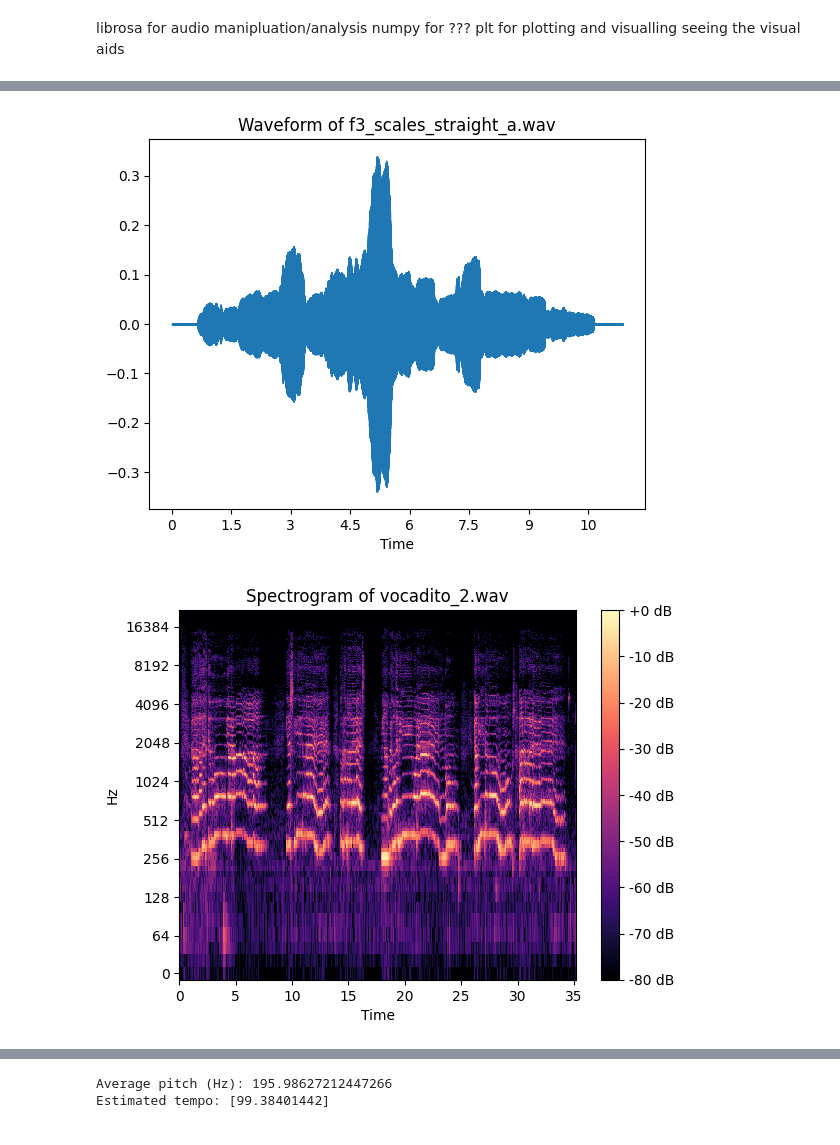
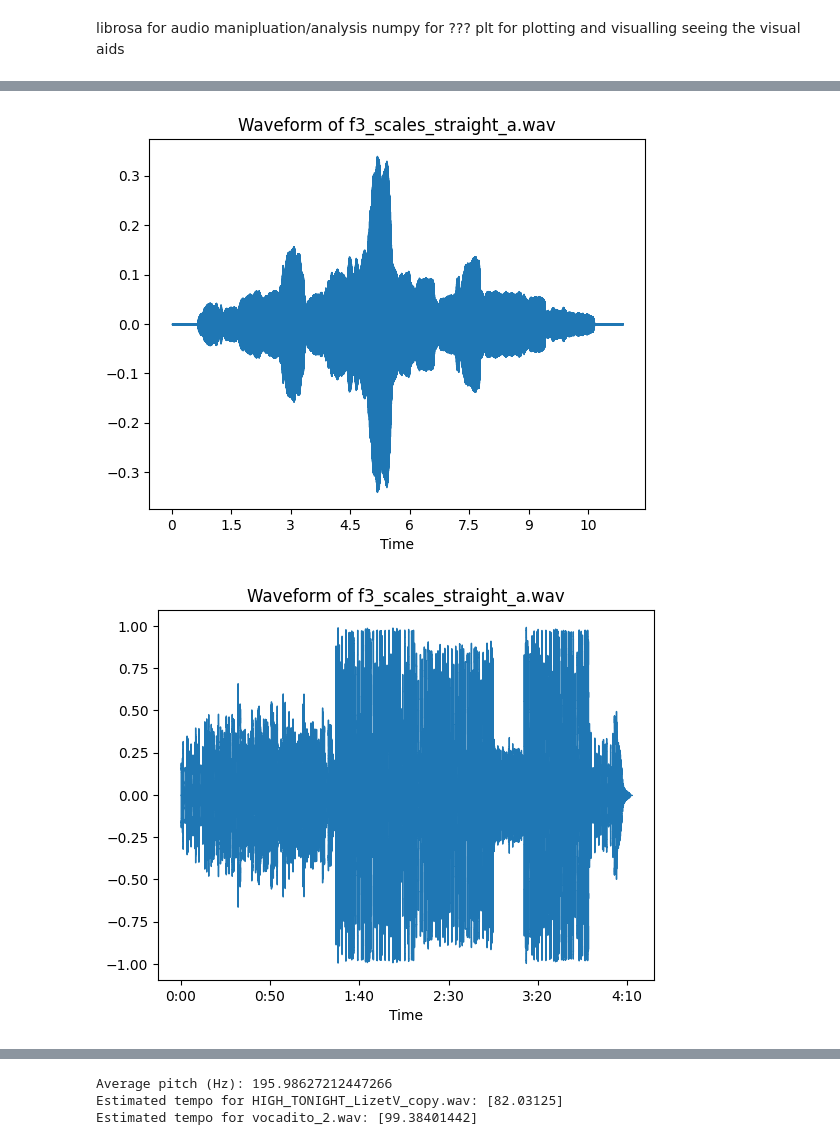
Before and after one commit to john3lizama/Music_Practice_Companion, a Jupyter notebook: api/app/core/practice_librosa.ipynb, the cells around one changed output, grey strips where cells are left out. Cells and saved outputs as stored; diff of their text form; code cells hidden in the pictures.

```diff
--- a/api/app/core/practice_librosa.ipynb
+++ b/api/app/core/practice_librosa.ipynb
@@ -9,4 +10,9 @@ plt for plotting and visualling seeing the visual aids
 # %%
 song_y, song_sr = librosa.load("./temp_folder/vocadito_2.wav", sr=44100)
 scale_y2, scale_sr2 = librosa.load("./temp_folder/f3_scales_straight_a.wav", sr=44100)
-librosa.load()
+scale_y3, scale_sr3 = librosa.load("./temp_folder/HIGH_TONIGHT_LizetV_copy.wav", sr=44100)
+y4, sr4 = librosa.load("./temp_folder/110_BbMaj_let_me_free.wav", sr=44100)
+
+model = DeepRhythmPredictor()
+tempo = model.predict_from_audio(scale_y3, scale_sr3)
+tempofor4 = model.predict_from_audio(y4, sr4)
@@ -24,20 +63,25 @@ Duration (seconds): 11.380204081632654
 # %%
 plt.figure()
 librosa.display.waveshow(song_y, sr=song_sr)
 plt.title("Waveform of vocadito_2.wav")
 plt.show()
 
 plt.figure()
 librosa.display.waveshow(scale_y2, sr=scale_sr2)
 plt.title("Waveform of f3_scales_straight_a.wav")
 plt.show()
 
 plt.figure()
+librosa.display.waveshow(scale_y3, sr=scale_sr3)
+plt.title("Waveform of f3_scales_straight_a.wav")
+plt.show()
+
+plt.figure()
 librosa.display.specshow(librosa.amplitude_to_db(librosa.stft(song_y), ref=np.max), sr=song_sr, x_axis='time', y_axis='log')
 plt.colorbar(format='%+2.0f dB')
 plt.title("Spectrogram of vocadito_2.wav")
 plt.show()
 # %% [output]
 [figure]
 [figure]
-[figure, old version]
+[figure, new version]
@@ -50,11 +95,15 @@ f0, voiced_flag, voiced_probs = librosa.pyin(
 
 print("Average pitch (Hz):", np.nanmean(f0))
 
+tempfor3, _ = librosa.beat.beat_track(y=scale_y3, sr=scale_sr3)
+print("Estimated tempo for HIGH_TONIGHT_LizetV_copy.wav:", tempfor3)
+
 tempo, _ = librosa.beat.beat_track(y=song_y, sr=song_sr)
-print("Estimated tempo:", tempo)
+print("Estimated tempo for vocadito_2.wav:", tempo)
 # %% [output]
 Average pitch (Hz): 195.98627212447266
-Estimated tempo: [99.38401442]
+Estimated tempo for HIGH_TONIGHT_LizetV_copy.wav: [82.03125]
+Estimated tempo for vocadito_2.wav: [99.38401442]
 # %%
 librosa.pyin(
     scale_y2,
```
Also changed, not shown: parts of 4 cells of this notebook, 1 other file.
